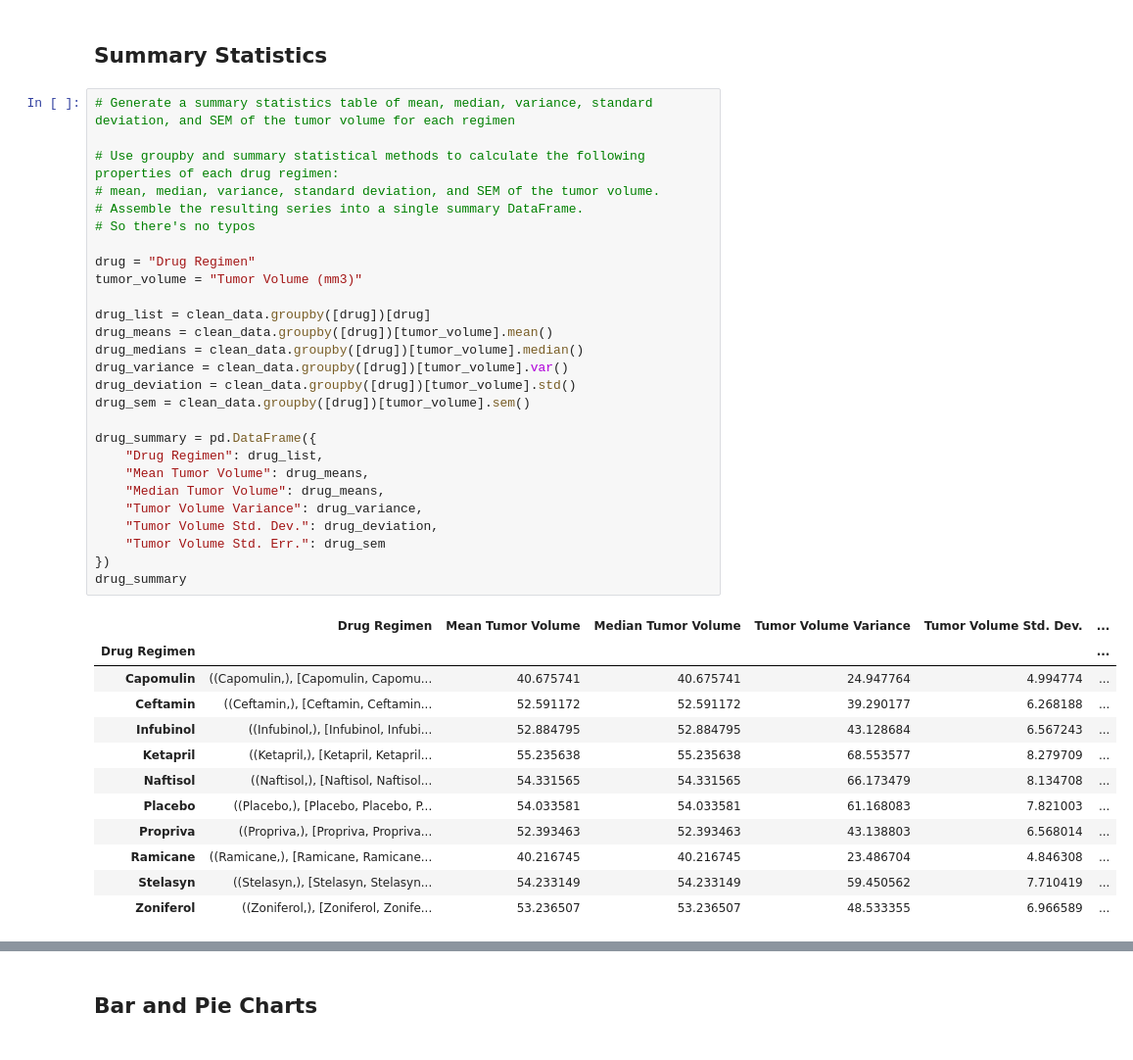
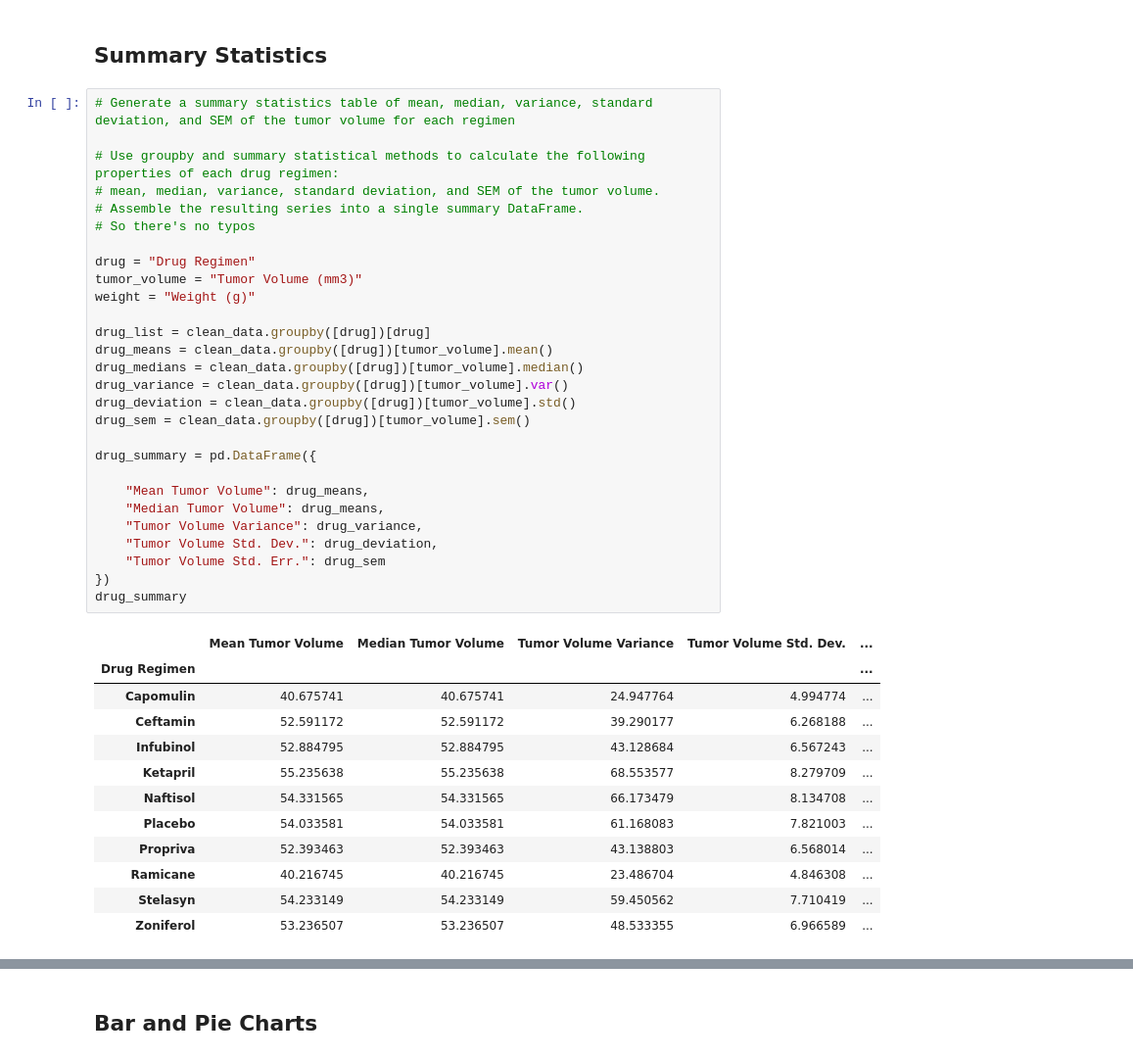
Before and after one commit to elidiak/-pymaceuticals-challenge, a Jupyter notebook: pymaceuticals_starter.ipynb, the cells around one changed output, grey strips where cells are left out. Shown: that part at 98% size. Cells and saved outputs as stored; diff of their text form.

```diff
--- a/pymaceuticals_starter.ipynb
+++ b/pymaceuticals_starter.ipynb
@@ -112,43 +114,44 @@ Name: count, Length: 249, dtype: int64
 # %%
 # Generate a summary statistics table of mean, median, variance, standard deviation, and SEM of the tumor volume for each regimen
 
 # Use groupby and summary statistical methods to calculate the following properties of each drug regimen:
 # mean, median, variance, standard deviation, and SEM of the tumor volume.
 # Assemble the resulting series into a single summary DataFrame.
 # So there's no typos
 
 drug = "Drug Regimen"
 tumor_volume = "Tumor Volume (mm3)"
+weight = "Weight (g)"
 
 drug_list = clean_data.groupby([drug])[drug]
 drug_means = clean_data.groupby([drug])[tumor_volume].mean()
 drug_medians = clean_data.groupby([drug])[tumor_volume].median()
 drug_variance = clean_data.groupby([drug])[tumor_volume].var()
 drug_deviation = clean_data.groupby([drug])[tumor_volume].std()
 drug_sem = clean_data.groupby([drug])[tumor_volume].sem()
 
 drug_summary = pd.DataFrame({
-    "Drug Regimen": drug_list,
+
     "Mean Tumor Volume": drug_means,
     "Median Tumor Volume": drug_means,
     "Tumor Volume Variance": drug_variance,
     "Tumor Volume Std. Dev.": drug_deviation,
     "Tumor Volume Std. Err.": drug_sem
 })
 drug_summary
 # %% [output]
-|  | Drug Regimen | Mean Tumor Volume | Median Tumor Volume | Tumor Volume Variance | Tumor Volume Std. Dev. | ... |
-| Drug Regimen |  |  |  |  |  | ... |
-| Capomulin | ((Capomulin,), [Capomulin, Capomu... | 40.675741 | 40.675741 | 24.947764 | 4.994774 | ... |
-| Ceftamin | ((Ceftamin,), [Ceftamin, Ceftamin... | 52.591172 | 52.591172 | 39.290177 | 6.268188 | ... |
-| Infubinol | ((Infubinol,), [Infubinol, Infubi... | 52.884795 | 52.884795 | 43.128684 | 6.567243 | ... |
-| Ketapril | ((Ketapril,), [Ketapril, Ketapril... | 55.235638 | 55.235638 | 68.553577 | 8.279709 | ... |
-| Naftisol | ((Naftisol,), [Naftisol, Naftisol... | 54.331565 | 54.331565 | 66.173479 | 8.134708 | ... |
-| Placebo | ((Placebo,), [Placebo, Placebo, P... | 54.033581 | 54.033581 | 61.168083 | 7.821003 | ... |
-| Propriva | ((Propriva,), [Propriva, Propriva... | 52.393463 | 52.393463 | 43.138803 | 6.568014 | ... |
-| Ramicane | ((Ramicane,), [Ramicane, Ramicane... | 40.216745 | 40.216745 | 23.486704 | 4.846308 | ... |
-| Stelasyn | ((Stelasyn,), [Stelasyn, Stelasyn... | 54.233149 | 54.233149 | 59.450562 | 7.710419 | ... |
-| Zoniferol | ((Zoniferol,), [Zoniferol, Zonife... | 53.236507 | 53.236507 | 48.533355 | 6.966589 | ... |
+|  | Mean Tumor Volume | Median Tumor Volume | Tumor Volume Variance | Tumor Volume Std. Dev. | ... |
+| Drug Regimen |  |  |  |  | ... |
+| Capomulin | 40.675741 | 40.675741 | 24.947764 | 4.994774 | ... |
+| Ceftamin | 52.591172 | 52.591172 | 39.290177 | 6.268188 | ... |
+| Infubinol | 52.884795 | 52.884795 | 43.128684 | 6.567243 | ... |
+| Ketapril | 55.235638 | 55.235638 | 68.553577 | 8.279709 | ... |
+| Naftisol | 54.331565 | 54.331565 | 66.173479 | 8.134708 | ... |
+| Placebo | 54.033581 | 54.033581 | 61.168083 | 7.821003 | ... |
+| Propriva | 52.393463 | 52.393463 | 43.138803 | 6.568014 | ... |
+| Ramicane | 40.216745 | 40.216745 | 23.486704 | 4.846308 | ... |
+| Stelasyn | 54.233149 | 54.233149 | 59.450562 | 7.710419 | ... |
+| Zoniferol | 53.236507 | 53.236507 | 48.533355 | 6.966589 | ... |
 # %%
 # A more advanced method to generate a summary statistics table of mean, median, variance, standard deviation,
 # and SEM of the tumor volume for each regimen (only one method is required in the solution)
```
Also changed, not shown: parts of 11 cells of this notebook, 1 other file.
